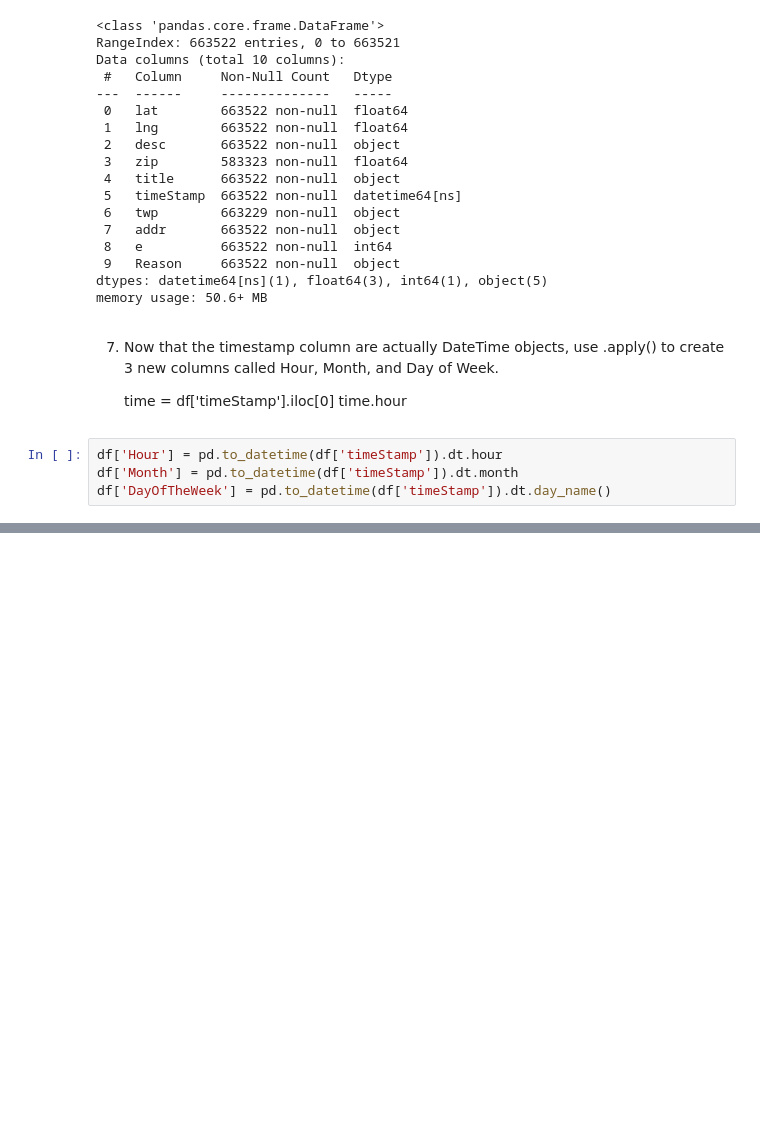
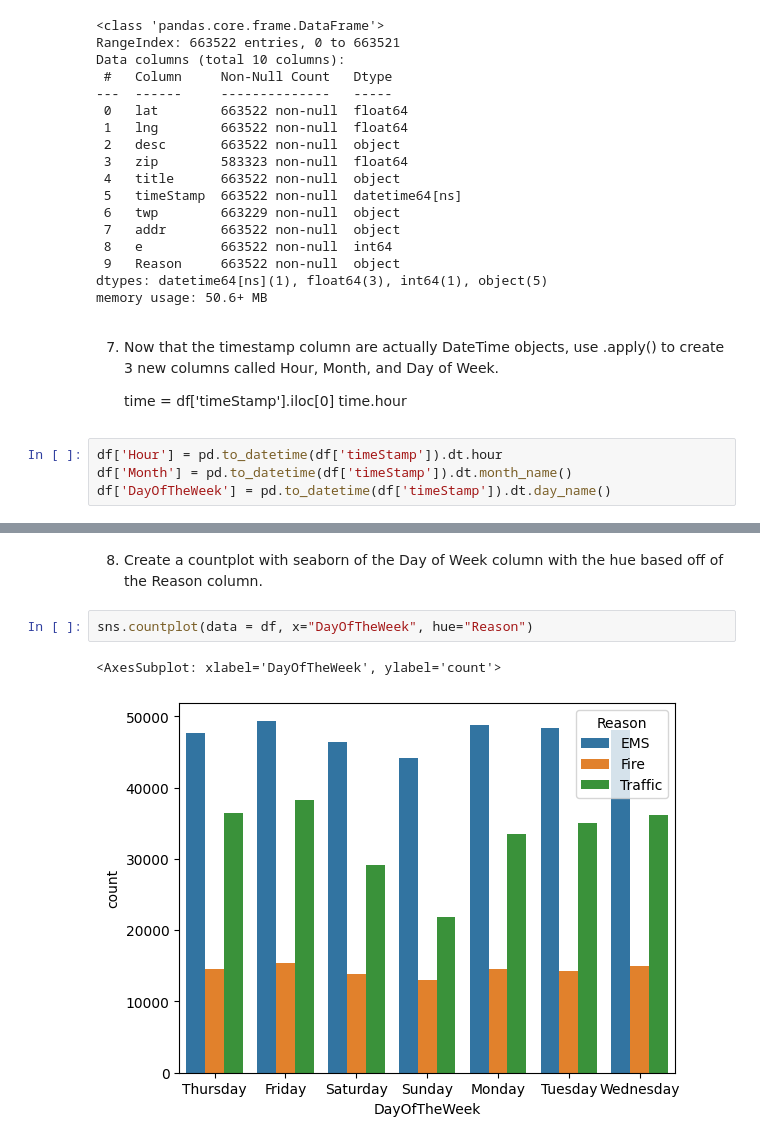
Before and after one commit to lostconnectionhere/911_calls, a Jupyter notebook: notebook_911.ipynb, the cells around one changed output, grey strips where cells are left out. Drawn from its saved outputs; the diff is of its cells as text; blank space fills up the shorter version.

Commit message:
finished 911 data project

```diff
--- a/notebook_911.ipynb
+++ b/notebook_911.ipynb
@@ -134,7 +134,7 @@ memory usage: 50.6+ MB
     time.hour
 # %%
 df['Hour'] = pd.to_datetime(df['timeStamp']).dt.hour
-df['Month'] = pd.to_datetime(df['timeStamp']).dt.month
+df['Month'] = pd.to_datetime(df['timeStamp']).dt.month_name()
 df['DayOfTheWeek'] = pd.to_datetime(df['timeStamp']).dt.day_name()
 # %%
 df.head()
@@ -145,3 +145,10 @@ df.head()
 | 2 | 40.121182 | -75.351975 | HAWS AVE; NORRISTOWN; 2015-12-10 ... | 19401.0 | Fire: GAS-ODOR/LEAK | 2015-12-10 14:39:21 | NORRISTOWN | HAWS AVE | 1 | Fire | 14 | ... |
 | 3 | 40.116153 | -75.343513 | AIRY ST & SWEDE ST; NORRISTOWN; S... | 19401.0 | EMS: CARDIAC EMERGENCY | 2015-12-10 16:47:36 | NORRISTOWN | AIRY ST & SWEDE ST | 1 | EMS | 16 | ... |
 | 4 | 40.251492 | -75.603350 | CHERRYWOOD CT & DEAD END; LOWER P... | NaN | EMS: DIZZINESS | 2015-12-10 16:56:52 | LOWER POTTSGROVE | CHERRYWOOD CT & DEAD END | 1 | EMS | 16 | ... |
+# %% [markdown]
+8. Create a countplot with seaborn of the Day of Week column with the hue based off of the Reason column.
+# %%
+sns.countplot(data = df, x="DayOfTheWeek", hue="Reason")
+# %% [output]
+<AxesSubplot: xlabel='DayOfTheWeek', ylabel='count'>
+[figure, added]
```
Also changed, not shown: parts of 9 cells of this notebook, 1 other file.
